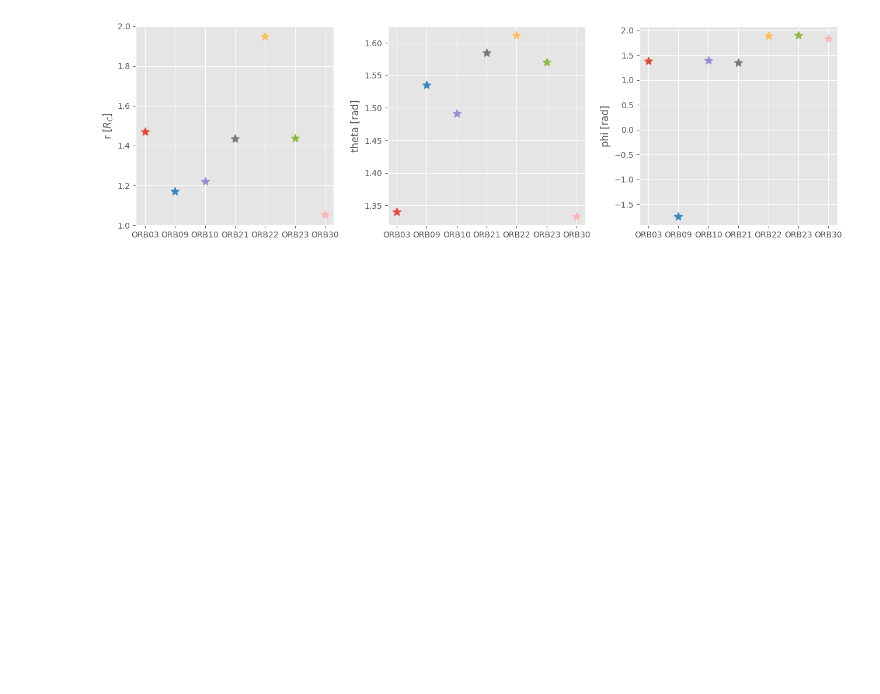
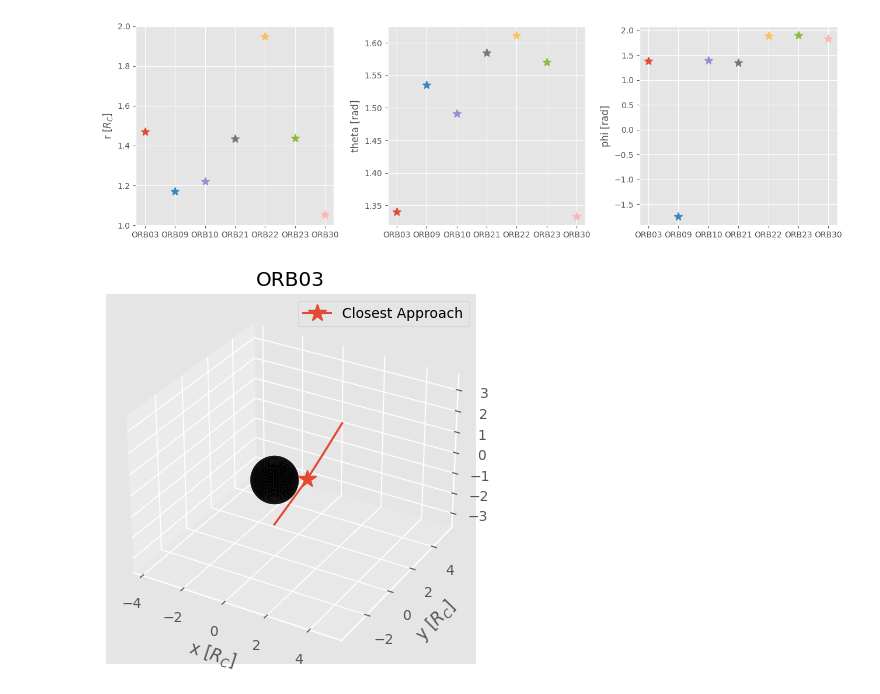
Before and after one commit to vera-br/Callisto, a Jupyter notebook: Galileo-analysis.ipynb, the cells around one changed output. Drawn from its saved outputs; the diff is of its cells as text; code cells hidden in the pictures; blank space fills up the shorter version.

Commit message:
WIP plotting spice data

```diff
--- a/Galileo-analysis.ipynb
+++ b/Galileo-analysis.ipynb
@@ -577,3 +577,41 @@ plt.tight_layout()
 plt.show()
 # %% [output]
 [figure]
+# %%
+# Plot Galileo Trajectory
+
+plt.style.use('ggplot')
+ax = plt.figure().add_subplot(projection='3d')
+#ax = add_callisto_circle(ax)
+
+
+# Plot the data
+orbit = ax.plot(x_03, y_03, z_03)
+
+x, y, z = spherical_to_cartesian(CA_coords_03[0], CA_coords_03[1], CA_coords_03[2])
+ax.plot(x, y, z, marker='*', markersize=13, color=orbit[0].get_color(), label="Closest Approach")
+
+# Plot the Callisto surface
+u = np.linspace(0, 2 * np.pi, 100)
+v = np.linspace(0, np.pi, 100)
+x_c = np.outer(np.cos(u), np.sin(v))
+y_c = np.outer(np.sin(u), np.sin(v))
+z_c = np.outer(np.ones(np.size(u)), np.cos(v))
+
+ax.plot_surface(x_c, y_c, z_c, color="black")
+
+# Set an equal aspect ratio
+ax.set_aspect('equal')
+
+
+# Set the labels
+ax.set_xlabel('x [$R_C$]')
+ax.set_ylabel('y [$R_C$]')
+ax.set_zlabel('z [$R_C$]')
+
+
+plt.title(label_03)
+plt.legend()
+plt.show()
+# %% [output]
+[figure, added]
```
Also changed, not shown: 1 other file.
